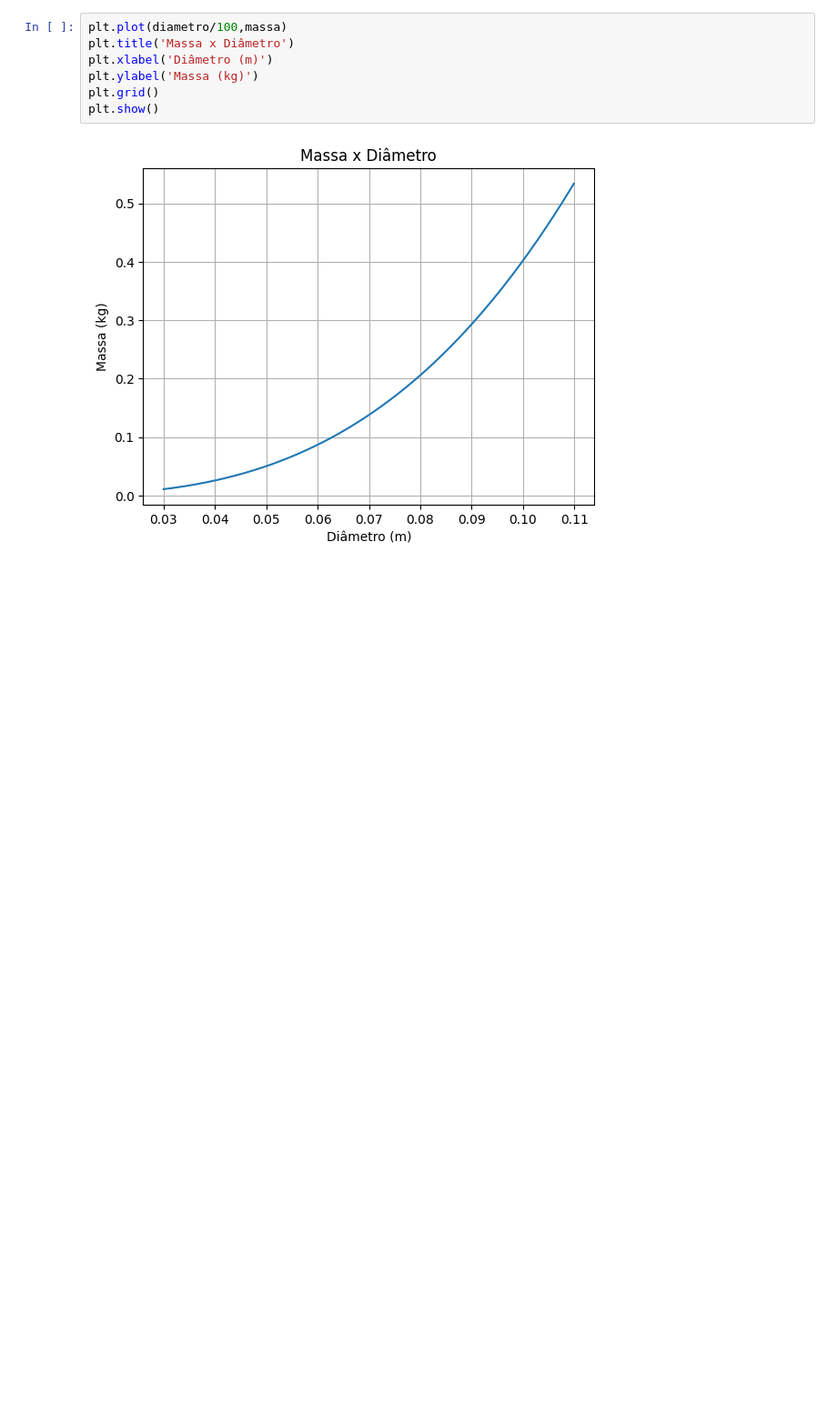
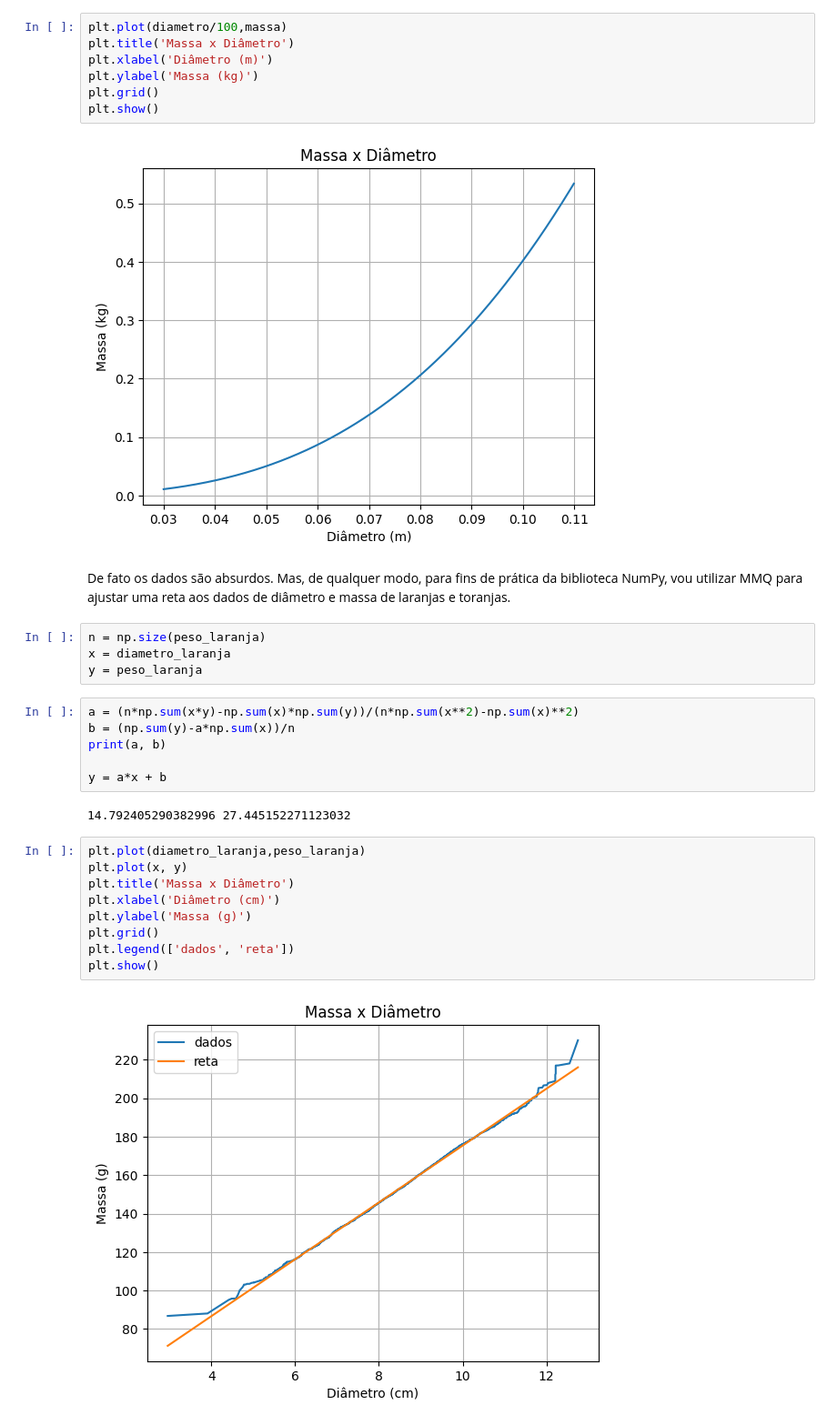
Before and after one commit to semogela/python-licoes, a Jupyter notebook: Exercícios_NumPy.ipynb, the cells around one changed output. Shown at 91% size. Drawn from its saved outputs; the diff is of its cells as text; blank space fills up the shorter version.

```diff
--- a/Exercícios_NumPy.ipynb
+++ b/Exercícios_NumPy.ipynb
@@ -81,3 +81,28 @@ plt.grid()
 plt.show()
 # %% [output]
 [figure]
+# %% [markdown]
+De fato os dados são absurdos. Mas, de qualquer modo, para fins de prática da biblioteca NumPy, vou utilizar MMQ para ajustar uma reta aos dados de diâmetro e massa de laranjas e toranjas.
+# %%
+n = np.size(peso_laranja)
+x = diametro_laranja
+y = peso_laranja
+# %%
+a = (n*np.sum(x*y)-np.sum(x)*np.sum(y))/(n*np.sum(x**2)-np.sum(x)**2)
+b = (np.sum(y)-a*np.sum(x))/n
+print(a, b)
+
+y = a*x + b
+# %% [output]
+14.792405290382996 27.445152271123032
+# %%
+plt.plot(diametro_laranja,peso_laranja)
+plt.plot(x, y)
+plt.title('Massa x Diâmetro')
+plt.xlabel('Diâmetro (cm)')
+plt.ylabel('Massa (g)')
+plt.grid()
+plt.legend(['dados', 'reta'])
+plt.show()
+# %% [output]
+[figure, added]
```
Also changed, not shown: parts of 9 cells of this notebook.
